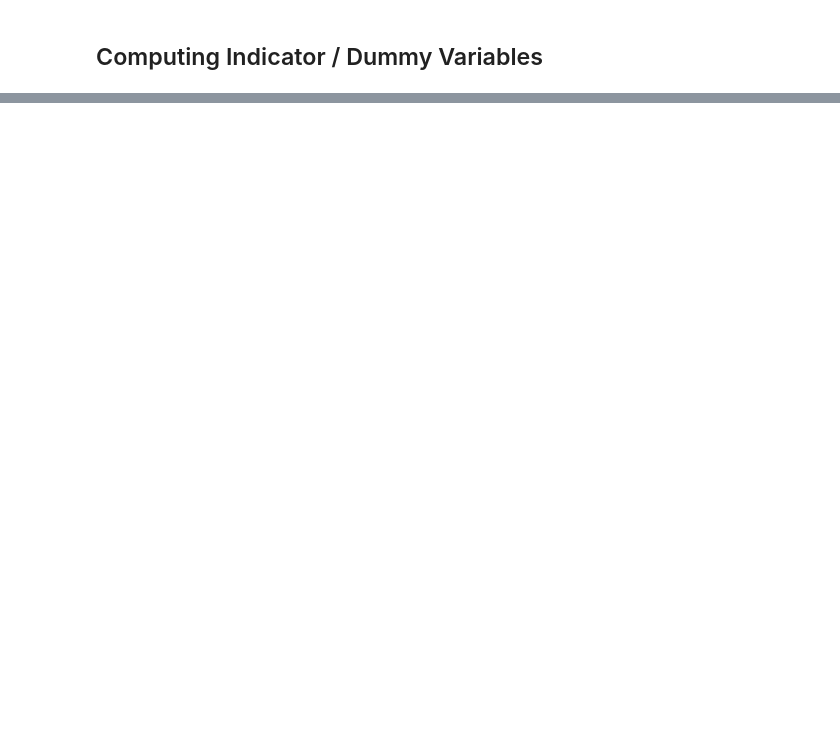
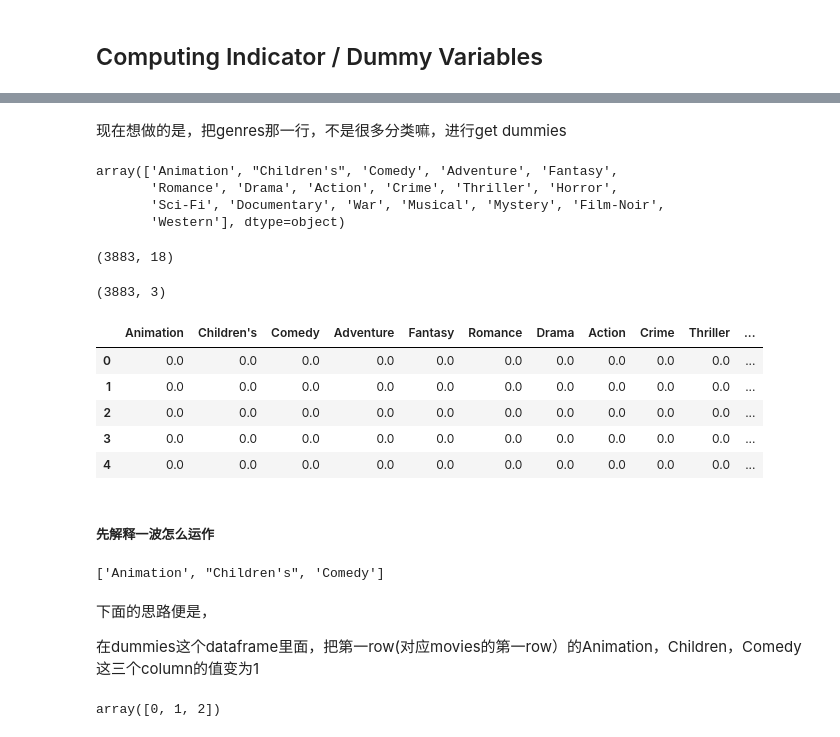
Before and after one commit to XingxinHE/Python-for-Data-Analysis-Notes, a Jupyter notebook: 7_2_Data_Transformation.ipynb, the cells around one changed output, grey strips where cells are left out. Drawn from its saved outputs; the diff is of its cells as text; code cells hidden in the pictures; blank space fills up the shorter version.

```diff
--- a/7_2_Data_Transformation.ipynb
+++ b/7_2_Data_Transformation.ipynb
@@ -529,0 +589,4 @@ dtype: int64
+# %%
+movie_attribute = ['movie_id', 'title', 'genres']
+movies = pd.read_table('movies.dat', sep='::', header=None, names=movie_attribute)
+movies[:10]
@@ -529,0 +605,56 @@ dtype: int64
+# %% [markdown]
+现在想做的是，把genres那一行，不是很多分类嘛，进行get dummies
+# %%
+all_genres = []
+
+for x in movies.genres: #例如第一行，x就是Animation|Children's|Comedy
+  all_genres.extend(x.split('|')) #把上面一长串的str以 '|' 来分割开来
+
+genres = pd.unique(all_genres) #unique
+# %%
+genres
+# %% [output]
+array(['Animation', "Children's", 'Comedy', 'Adventure', 'Fantasy',
+       'Romance', 'Drama', 'Action', 'Crime', 'Thriller', 'Horror',
+       'Sci-Fi', 'Documentary', 'War', 'Musical', 'Mystery', 'Film-Noir',
+       'Western'], dtype=object)
+# %%
+zero_matrix = np.zeros( (len(movies), len(genres)) ) #这种方法很通用，那就是做一个zeros的 matrix，
+#第一个多少行，行数是movies那个DF的行数， 多少columns？ 是前面那个类别column的总和
+# %%
+zero_matrix.shape
+# %% [output]
+(3883, 18)
+# %%
+movies.shape
+# %% [output]
+(3883, 3)
+# %%
+dummies = pd.DataFrame(zero_matrix, columns=genres) #因为创建的时候只是ndarray，把它变成DF，然后columns的名字也都换成电影的类别
+dummies.head()
+# %% [output]
+|  | Animation | Children's | Comedy | Adventure | Fantasy | Romance | Drama | Action | Crime | Thriller | ... |
+| 0 | 0.0 | 0.0 | 0.0 | 0.0 | 0.0 | 0.0 | 0.0 | 0.0 | 0.0 | 0.0 | ... |
+| 1 | 0.0 | 0.0 | 0.0 | 0.0 | 0.0 | 0.0 | 0.0 | 0.0 | 0.0 | 0.0 | ... |
+| 2 | 0.0 | 0.0 | 0.0 | 0.0 | 0.0 | 0.0 | 0.0 | 0.0 | 0.0 | 0.0 | ... |
+| 3 | 0.0 | 0.0 | 0.0 | 0.0 | 0.0 | 0.0 | 0.0 | 0.0 | 0.0 | 0.0 | ... |
+| 4 | 0.0 | 0.0 | 0.0 | 0.0 | 0.0 | 0.0 | 0.0 | 0.0 | 0.0 | 0.0 | ... |
+# %% [markdown]
+##### 先解释一波怎么运作
+# %%
+#以第一个row电影为例子
+gen = movies.genres[0]
+gen.split('|')
+#可以得到第一row的电影的分类是下面三类
+# %% [output]
+['Animation', "Children's", 'Comedy']
+# %% [markdown]
+下面的思路便是，
+
+在dummies这个dataframe里面，把第一row(对应movies的第一row）的Animation，Children，Comedy这三个column的值变为1
+# %%
+#通过get_indexer可以找到animation，children和comedy的column分别是第0，1，2 column
+dummies.columns.get_indexer(gen.split('|'))
+#只要把dummies.iloc[第一row，[哪几个column]] = 1即可
+# %% [output]
+array([0, 1, 2])
```
Also changed, not shown: parts of 31 cells of this notebook.
